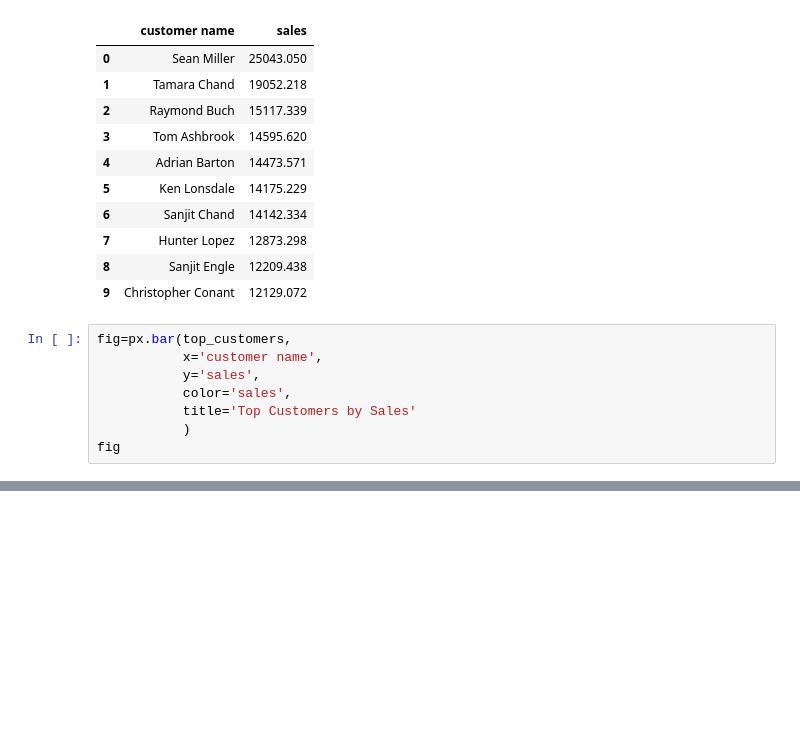
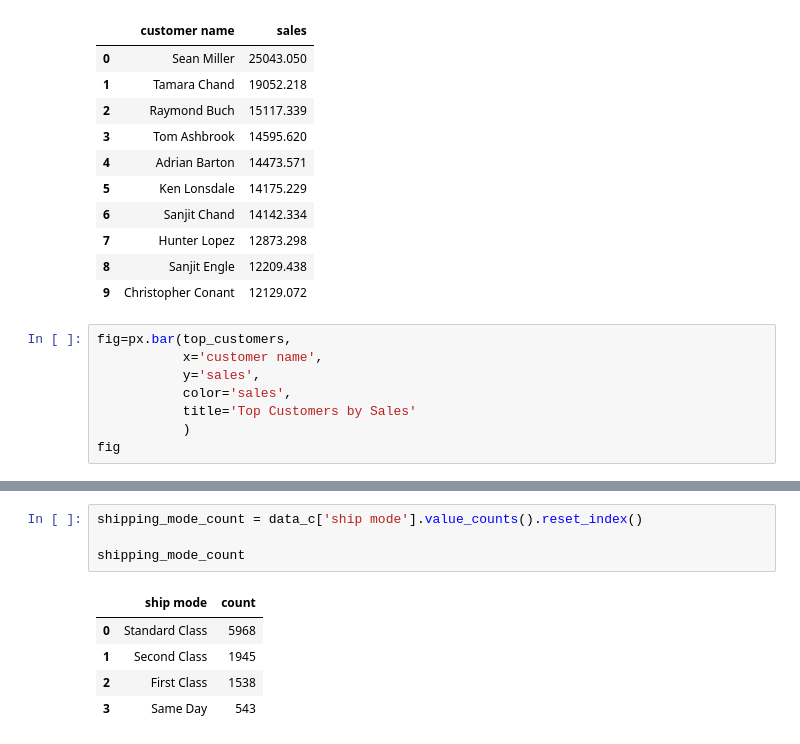
Before and after one commit to Amalgamator04/E-commerce-analysis, a Jupyter notebook: analysis.ipynb, the cells around one changed output, grey strips where cells are left out. Drawn from its saved outputs; the diff is of its cells as text; blank space fills up the shorter version.

```diff
--- a/analysis.ipynb
+++ b/analysis.ipynb
@@ -146,0 +191,10 @@ fig
+# %%
+shipping_mode_count = data_c['ship mode'].value_counts().reset_index()
+
+shipping_mode_count
+# %% [output]
+|  | ship mode | count |
+| 0 | Standard Class | 5968 |
+| 1 | Second Class | 1945 |
+| 2 | First Class | 1538 |
+| 3 | Same Day | 543 |
```
Also changed, not shown: parts of 10 cells of this notebook.
